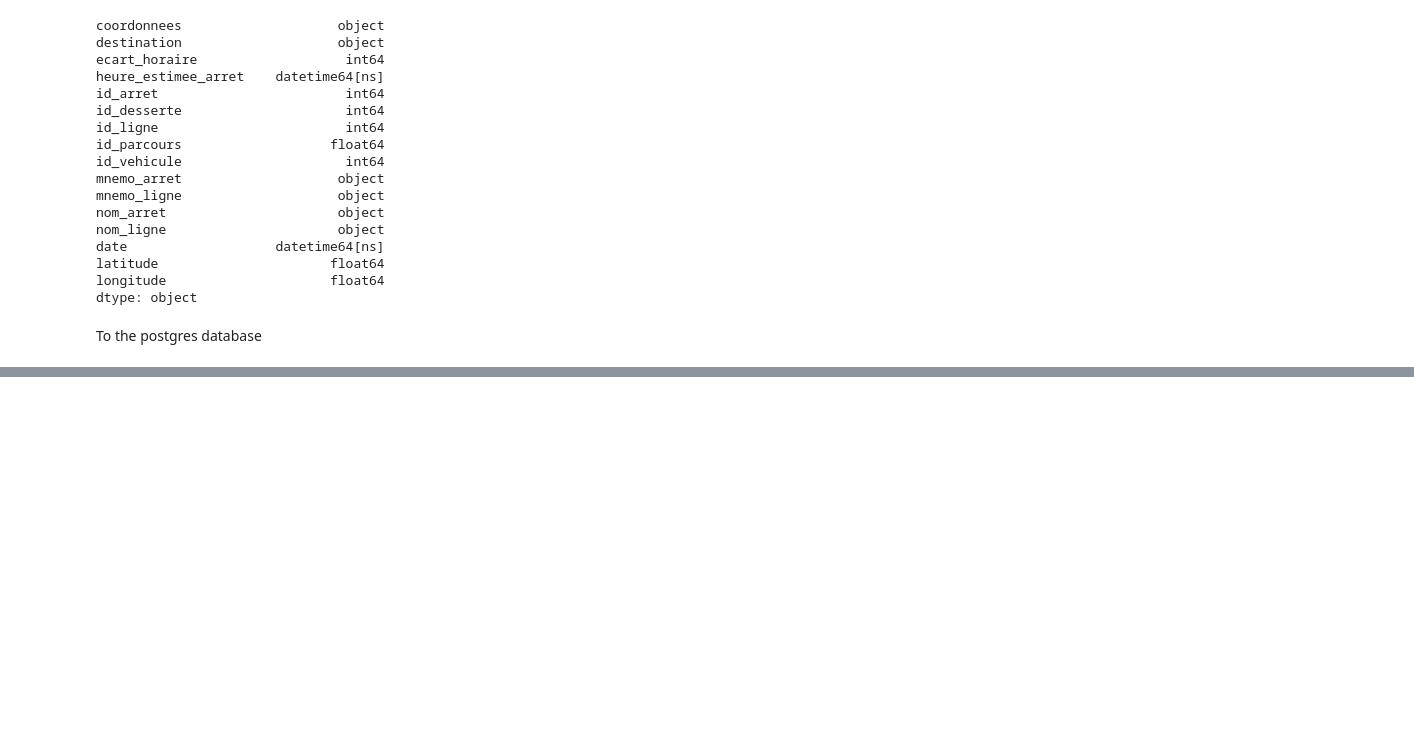
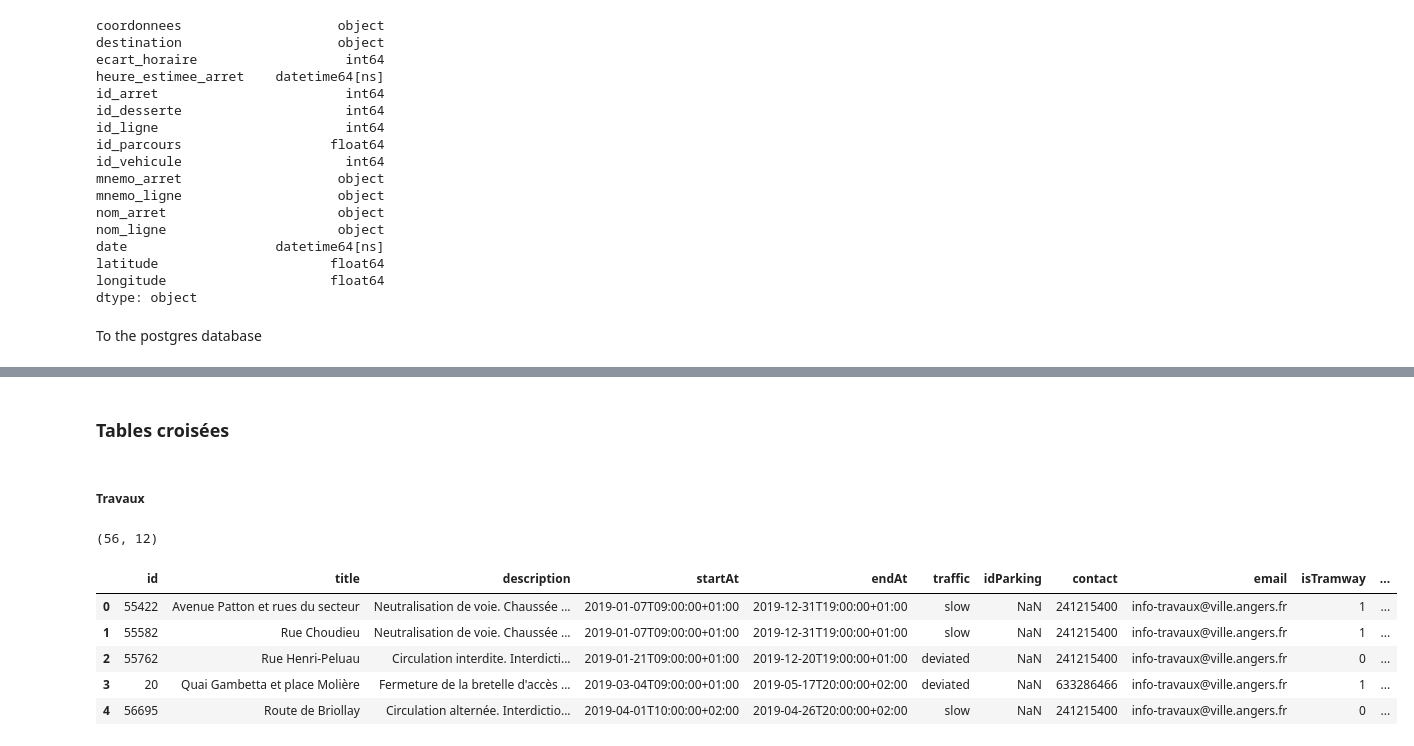
Before and after one commit to ST7oo/angers, a Jupyter notebook: bus_parking.ipynb, the cells around one changed output, grey strips where cells are left out. Cells and saved outputs as stored; diff of their text form; code cells hidden in the pictures; blank space fills up the shorter version.

Commit message:
Added static tables and traffic

```diff
--- a/bus_parking.ipynb
+++ b/bus_parking.ipynb
@@ -276,0 +464,16 @@ bus.to_sql('bus', engine, index=False, if_exists='replace')
+# %% [markdown]
+### Tables croisées
+# %% [markdown]
+##### Travaux
+# %%
+travaux_csv = pd.read_csv('data/info-travaux.csv', sep=';')
+print(travaux_csv.shape)
+travaux_csv.head()
+# %% [output]
+(56, 12)
+|  | id | title | description | startAt | endAt | traffic | idParking | contact | email | isTramway | ... |
+| 0 | 55422 | Avenue Patton et rues du secteur | Neutralisation de voie. Chaussée ... | 2019-01-07T09:00:00+01:00 | 2019-12-31T19:00:00+01:00 | slow | NaN | 241215400 | info-travaux@ville.angers.fr | 1 | ... |
+| 1 | 55582 | Rue Choudieu | Neutralisation de voie. Chaussée ... | 2019-01-07T09:00:00+01:00 | 2019-12-31T19:00:00+01:00 | slow | NaN | 241215400 | info-travaux@ville.angers.fr | 1 | ... |
+| 2 | 55762 | Rue Henri-Peluau | Circulation interdite. Interdicti... | 2019-01-21T09:00:00+01:00 | 2019-12-20T19:00:00+01:00 | deviated | NaN | 241215400 | info-travaux@ville.angers.fr | 0 | ... |
+| 3 | 20 | Quai Gambetta et place Molière | Fermeture de la bretelle d'accès ... | 2019-03-04T09:00:00+01:00 | 2019-05-17T20:00:00+02:00 | deviated | NaN | 633286466 | info-travaux@ville.angers.fr | 1 | ... |
+| 4 | 56695 | Route de Briollay | Circulation alternée. Interdictio... | 2019-04-01T10:00:00+02:00 | 2019-04-26T20:00:00+02:00 | slow | NaN | 241215400 | info-travaux@ville.angers.fr | 0 | ... |
```
Also changed, not shown: parts of 44 cells of this notebook, 9 other files.
